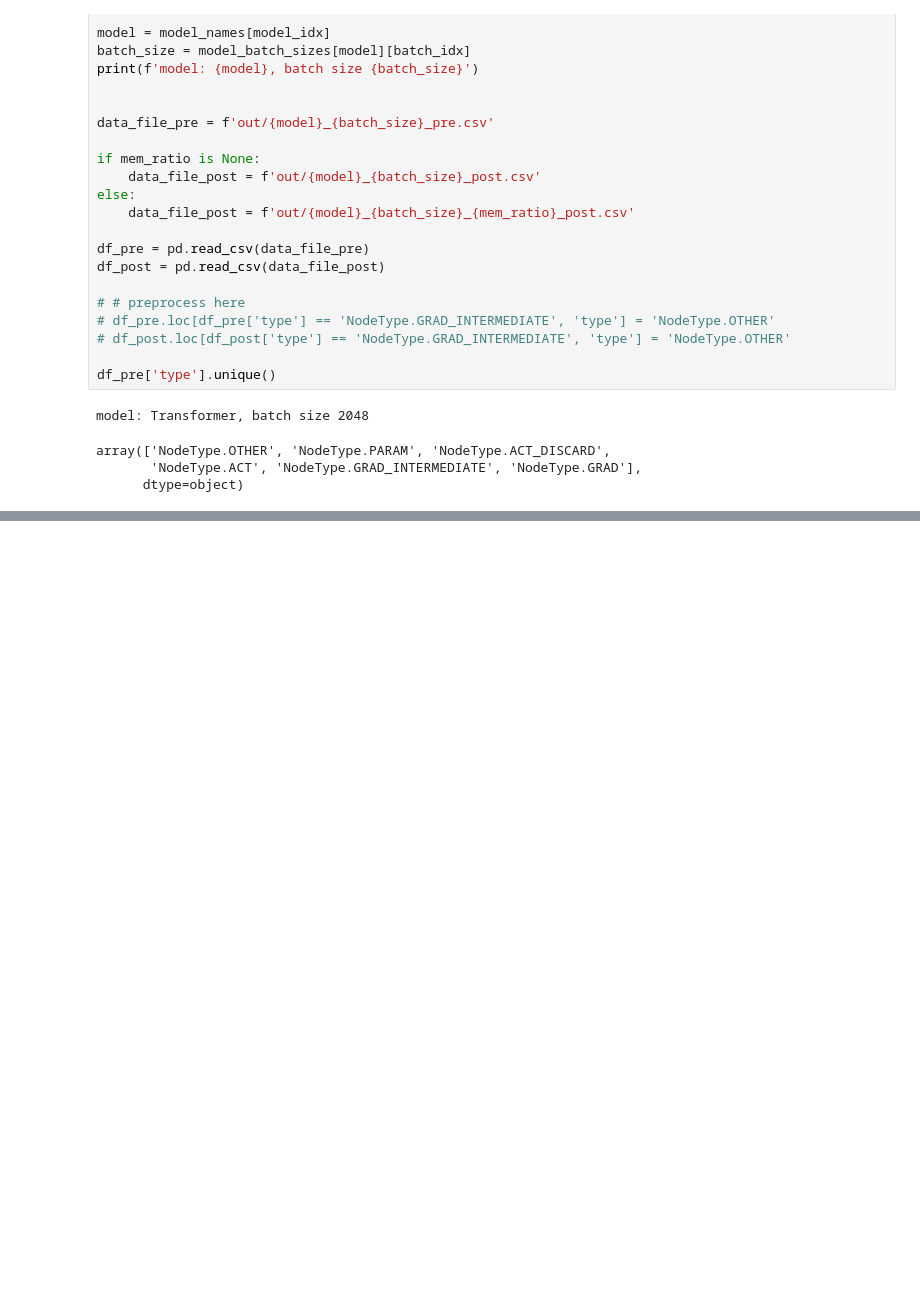
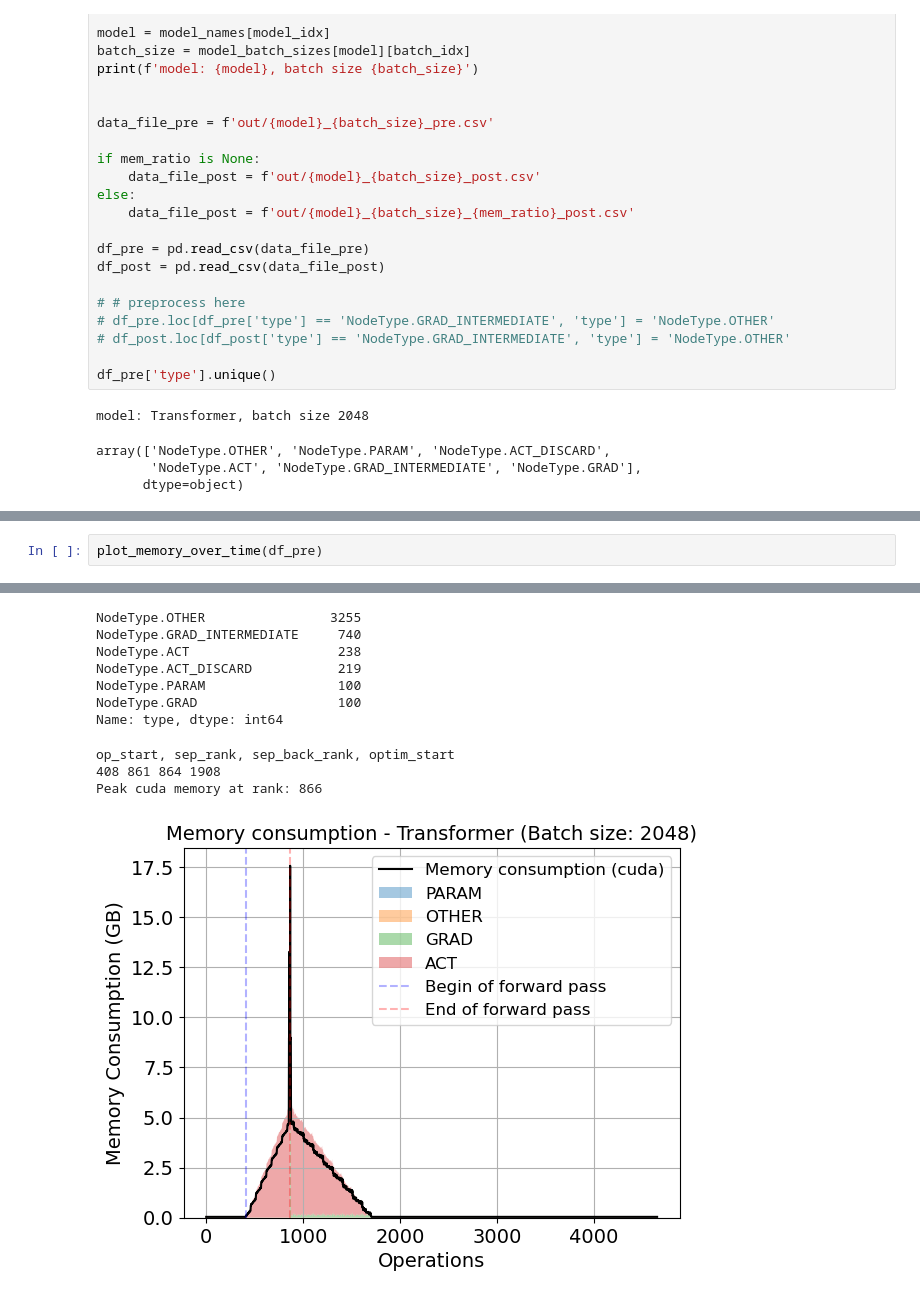
Before and after one commit to keremdayi2/CS265-mlsys-project, a Jupyter notebook: analysis.ipynb, the cells around one changed output, grey strips where cells are left out. Cells and saved outputs as stored; diff of their text form; blank space fills up the shorter version.

```diff
--- a/analysis.ipynb
+++ b/analysis.ipynb
@@ -87,0 +148,3 @@ def get_memory_decomp(df):
+# %%
+plot_memory_over_time(df_pre)
+# %% [output]
@@ -88,3 +157,14 @@ def get_memory_decomp(df):
+NodeType.OTHER                3255
+NodeType.GRAD_INTERMEDIATE     740
+NodeType.ACT                   238
+NodeType.ACT_DISCARD           219
+NodeType.PARAM                 100
+NodeType.GRAD                  100
+Name: type, dtype: int64
+op_start, sep_rank, sep_back_rank, optim_start
+408 861 864 1908
+Peak cuda memory at rank: 866
+[figure, added]
 # %%
 def get_memory_data(model_idx, ac = False, mem_ratio = None):
     model_name = model_names[model_idx]
```
Also changed, not shown: parts of 10 cells of this notebook, 48 other files.
